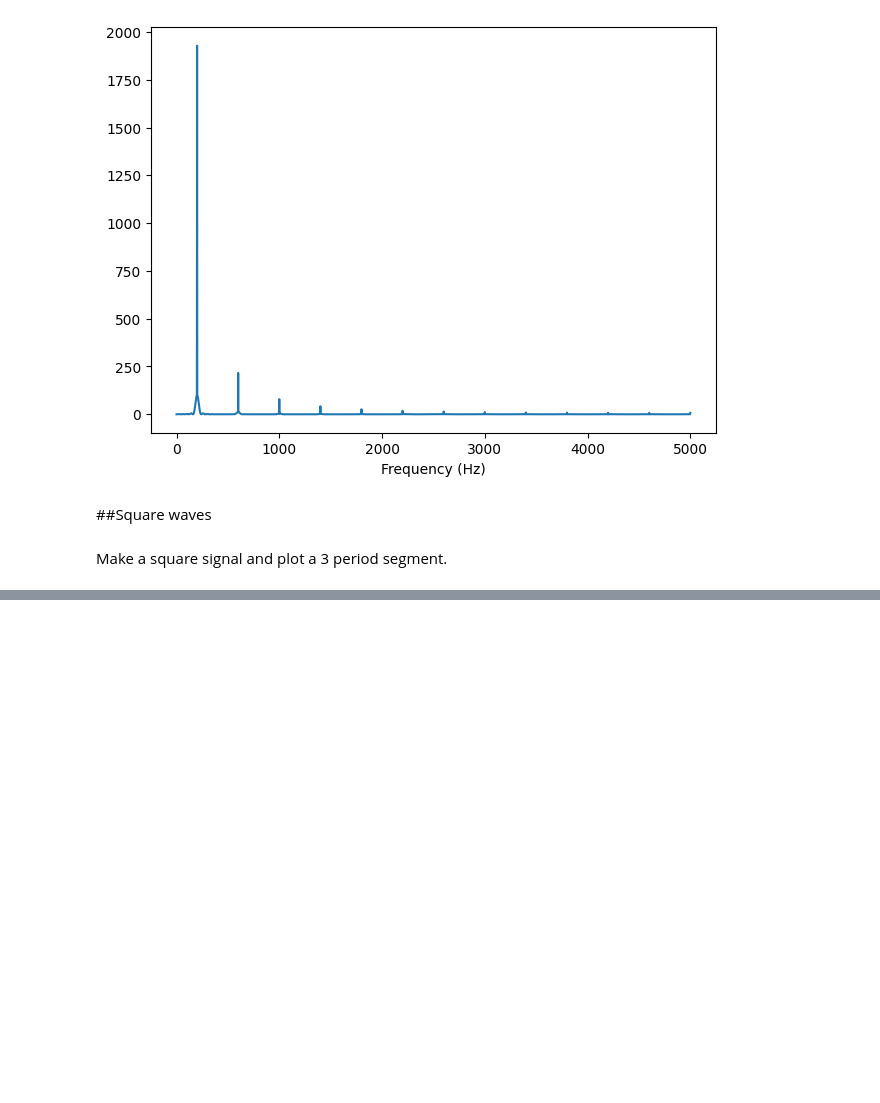
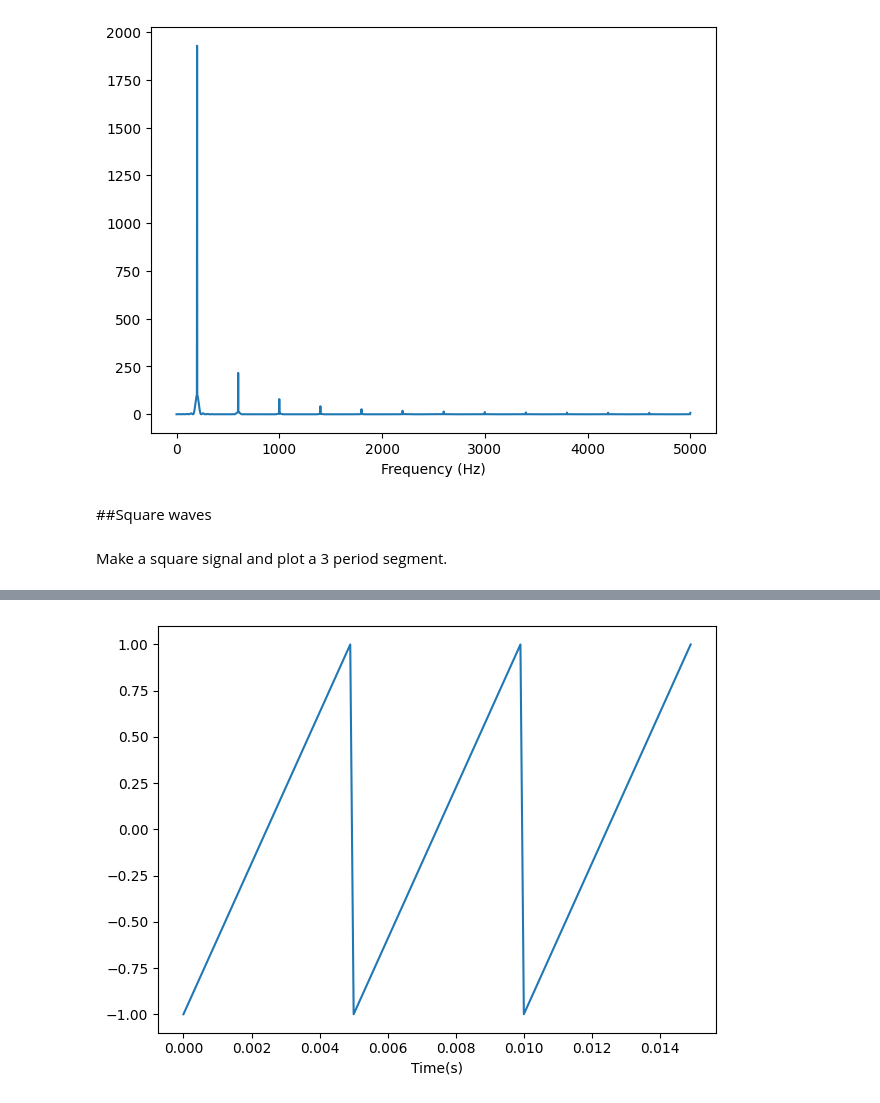
Before and after one commit to rahiakela/audio-processing-research-and-practice, a Jupyter notebook: think-dsp/02_harmonic_wave.ipynb, the cells around one changed output, grey strips where cells are left out. Cells and saved outputs as stored; diff of their text form; code cells hidden in the pictures; blank space fills up the shorter version.

```diff
--- a/think-dsp/02_harmonic_wave.ipynb
+++ b/think-dsp/02_harmonic_wave.ipynb
@@ -40,0 +65,9 @@ Make a square signal and plot a 3 period segment.
+# %%
+# let's create a sawtooth signal and plot a 3 period segment
+signal = SawtoothSignal(200)
+duration = signal.period * 3
+segment = signal.make_wave(duration, framerate=10000)
+segment.plot()
+decorate(xlabel="Time(s)")
+# %% [output]
+[figure, added]
```
Also changed, not shown: parts of 7 cells of this notebook.
